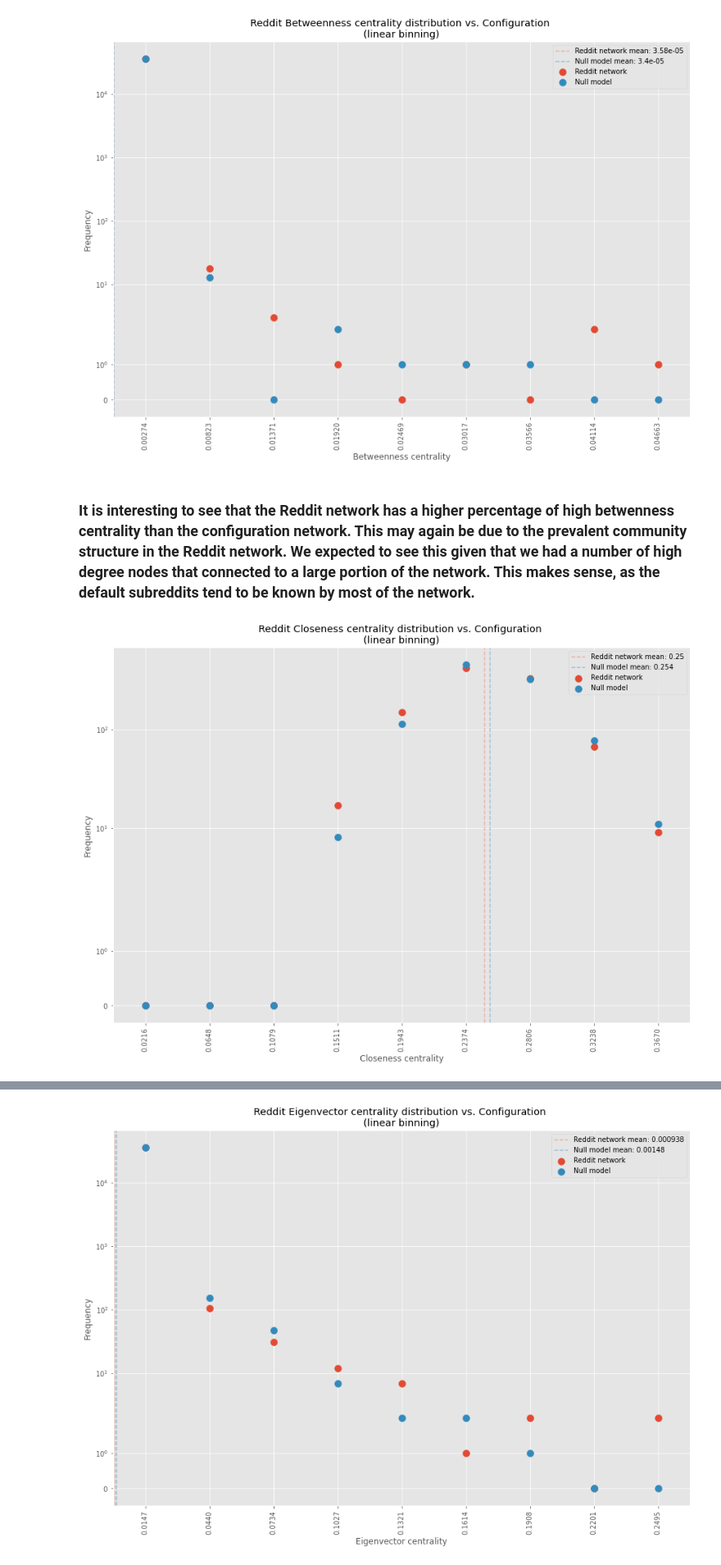
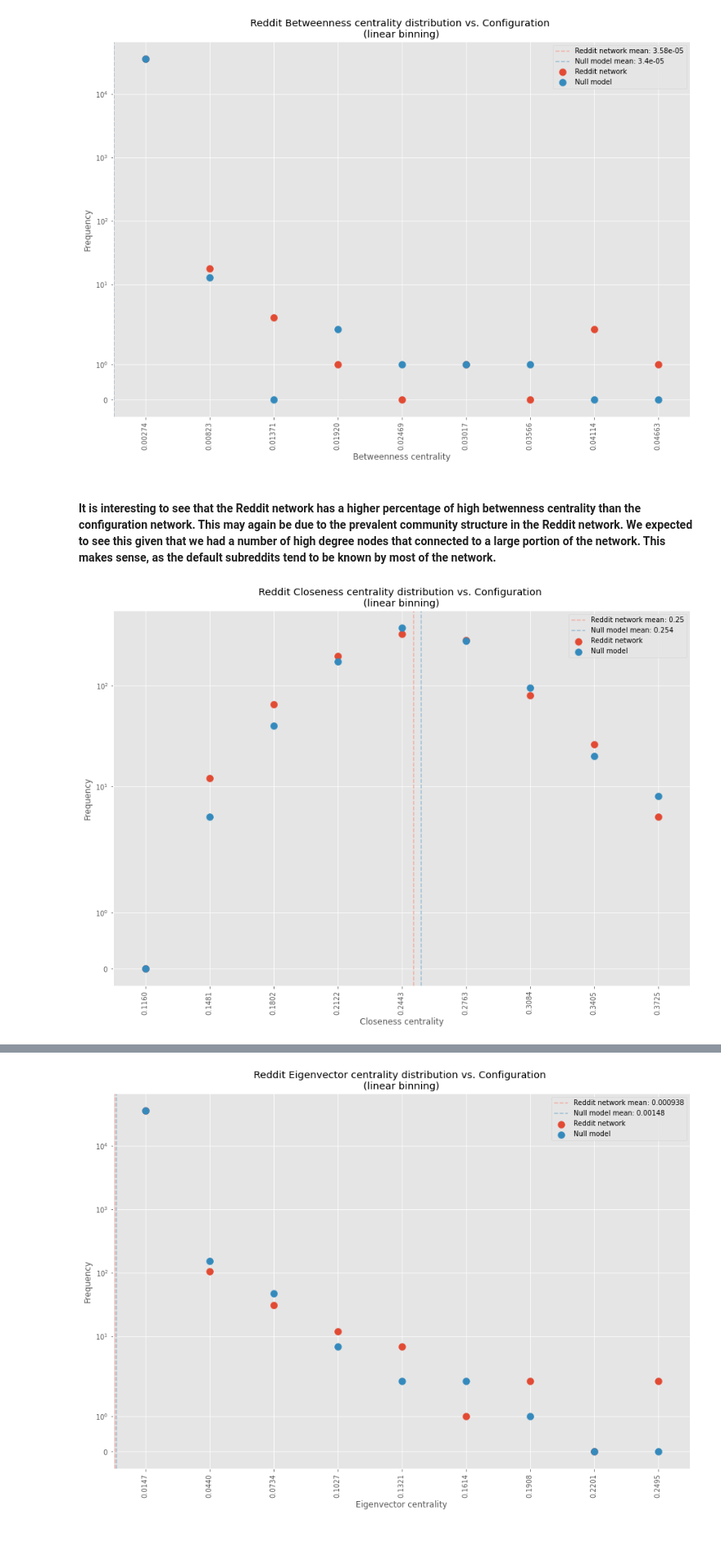
Before and after one commit to Ispanicus/Reddit_network_analysis, a Jupyter notebook: Group K Notebook.ipynb, the cells around one changed output, grey strips where cells are left out. Shown at 82% size. Drawn from its saved outputs; the diff is of its cells as text; code cells hidden in the pictures; blank space fills up the shorter version.

```diff
--- a/Group K Notebook.ipynb
+++ b/Group K Notebook.ipynb
@@ -935,14 +935,14 @@ compare_distributions('Reddit Betweenness centrality distribution vs. Configurat
 # %% [output]
 [figure]
 # %% [markdown]
-### It is interesting to see that the Reddit network has a higher percentage of high betwenness centrality than the configuration network. This may again be due to the prevalent community structure in the Reddit network. We expected to see this given that we had a number of high degree nodes that connected to a large portion of the network. This makes sense, as the default subreddits tend to be known by most of the network.
+#### It is interesting to see that the Reddit network has a higher percentage of high betwenness centrality than the configuration network. This may again be due to the prevalent community structure in the Reddit network. We expected to see this given that we had a number of high degree nodes that connected to a large portion of the network. This makes sense, as the default subreddits tend to be known by most of the network.
 # %%
 # plot distributions with 10 linear bins
 compare_distributions('Reddit Closeness centrality distribution vs. Configuration \n(linear binning)',
                       closeness,conf_closeness, "Closeness centrality",
-                      log=True, bins=list(np.linspace(min((closeness + configuration_centrality)),
+                      log=True, bins=list(np.linspace(0.1,
                                                       max((conf_closeness + configuration_centrality)),
                                                       10, endpoint=True)))
 # %% [output]
-[figure, old version]
+[figure, new version]
 # %% [markdown]
```
Also changed, not shown: parts of 21 cells of this notebook, 2 other files.
